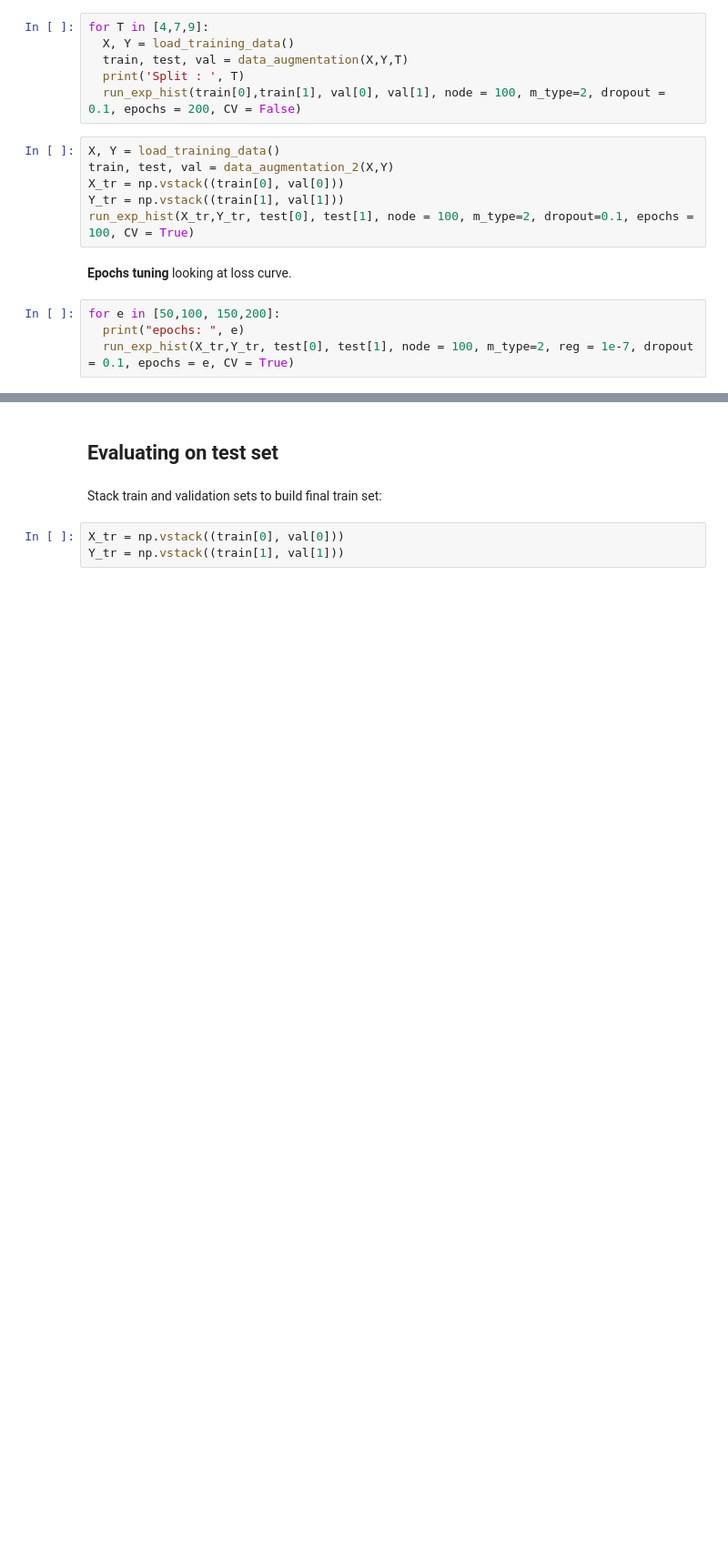
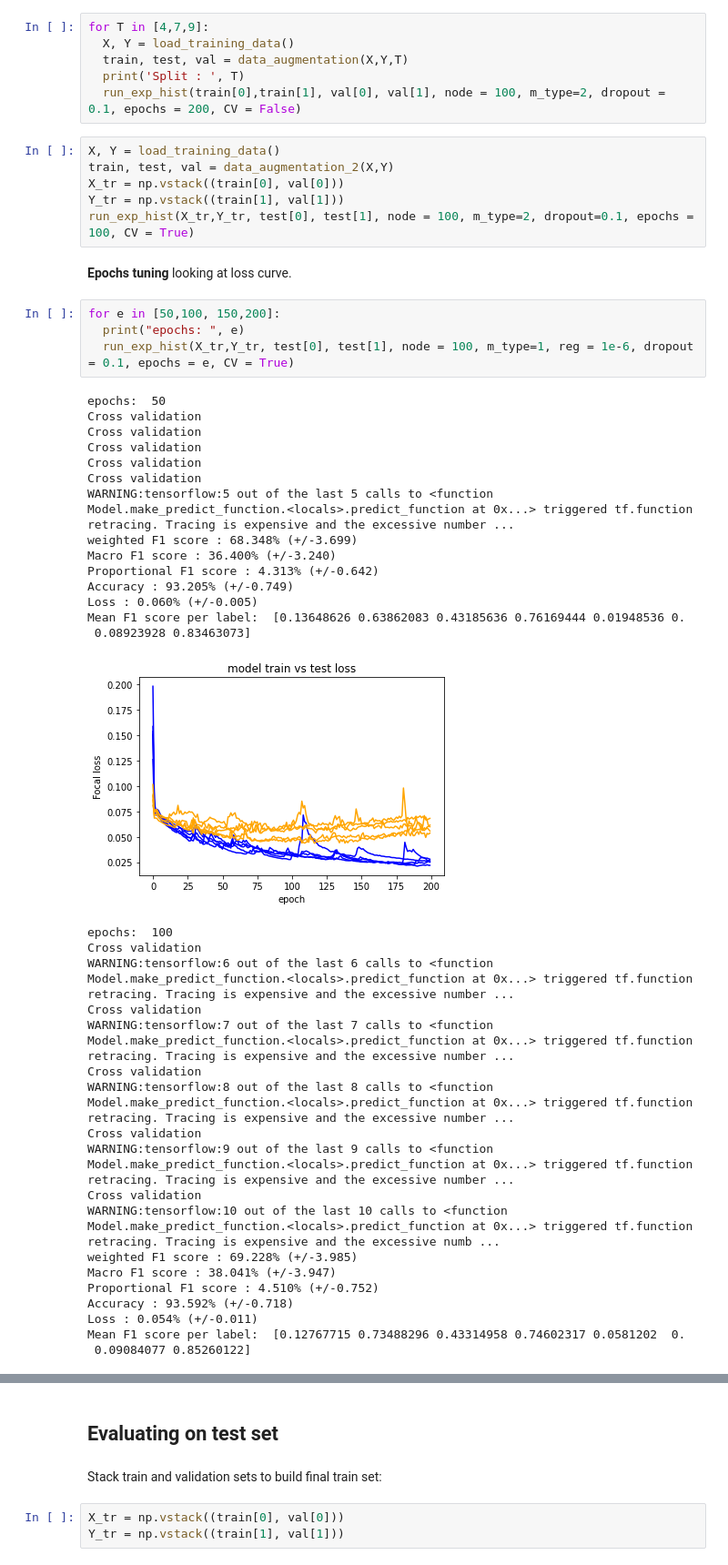
Before and after one commit to PhiCtl/Fireflies, a Jupyter notebook: Model_training_LSTM.ipynb, the cells around one changed output, grey strips where cells are left out. Shown at 91% size. Saved outputs shown, nothing was run; the diff lists cells and outputs as text; blank space fills up the shorter version.

```diff
--- a/Model_training_LSTM.ipynb
+++ b/Model_training_LSTM.ipynb
@@ -499,4 +516,38 @@ run_exp_hist(X_tr,Y_tr, test[0], test[1], node = 100, m_type=2, dropout=0.1, epo
 # %%
 for e in [50,100, 150,200]:
   print("epochs: ", e)
-  run_exp_hist(X_tr,Y_tr, test[0], test[1], node = 100, m_type=2, reg = 1e-7, dropout = 0.1, epochs = e, CV = True)
+  run_exp_hist(X_tr,Y_tr, test[0], test[1], node = 100, m_type=1, reg = 1e-6, dropout = 0.1, epochs = e, CV = True)
+# %% [output]
+epochs:  50
+Cross validation
+Cross validation
+Cross validation
+Cross validation
+Cross validation
+WARNING:tensorflow:5 out of the last 5 calls to <function Model.make_predict_function.<locals>.predict_function at 0x...> triggered tf.function retracing. Tracing is expensive and the excessive number ...
+weighted F1 score : 68.348% (+/-3.699)
+Macro F1 score : 36.400% (+/-3.240)
+Proportional F1 score : 4.313% (+/-0.642)
+Accuracy : 93.205% (+/-0.749)
+Loss : 0.060% (+/-0.005)
+Mean F1 score per label:  [0.13648626 0.63862083 0.43185636 0.76169444 0.01948536 0.
+ 0.08923928 0.83463073]
+[figure, added]
+epochs:  100
+Cross validation
+WARNING:tensorflow:6 out of the last 6 calls to <function Model.make_predict_function.<locals>.predict_function at 0x...> triggered tf.function retracing. Tracing is expensive and the excessive number ...
+Cross validation
+WARNING:tensorflow:7 out of the last 7 calls to <function Model.make_predict_function.<locals>.predict_function at 0x...> triggered tf.function retracing. Tracing is expensive and the excessive number ...
+Cross validation
+WARNING:tensorflow:8 out of the last 8 calls to <function Model.make_predict_function.<locals>.predict_function at 0x...> triggered tf.function retracing. Tracing is expensive and the excessive number ...
+Cross validation
+WARNING:tensorflow:9 out of the last 9 calls to <function Model.make_predict_function.<locals>.predict_function at 0x...> triggered tf.function retracing. Tracing is expensive and the excessive number ...
+Cross validation
+WARNING:tensorflow:10 out of the last 10 calls to <function Model.make_predict_function.<locals>.predict_function at 0x...> triggered tf.function retracing. Tracing is expensive and the excessive numb ...
+weighted F1 score : 69.228% (+/-3.985)
+Macro F1 score : 38.041% (+/-3.947)
+Proportional F1 score : 4.510% (+/-0.752)
+Accuracy : 93.592% (+/-0.718)
+Loss : 0.054% (+/-0.011)
+Mean F1 score per label:  [0.12767715 0.73488296 0.43314958 0.74602317 0.0581202  0.
+ 0.09084077 0.85260122]
```
Also changed, not shown: parts of 14 cells of this notebook, 1 other file.
